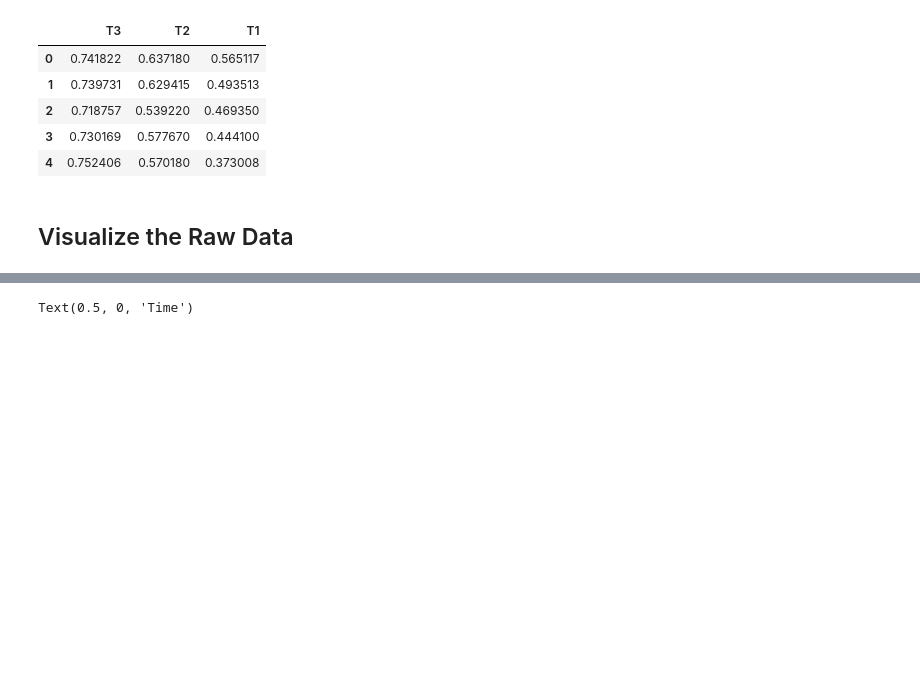
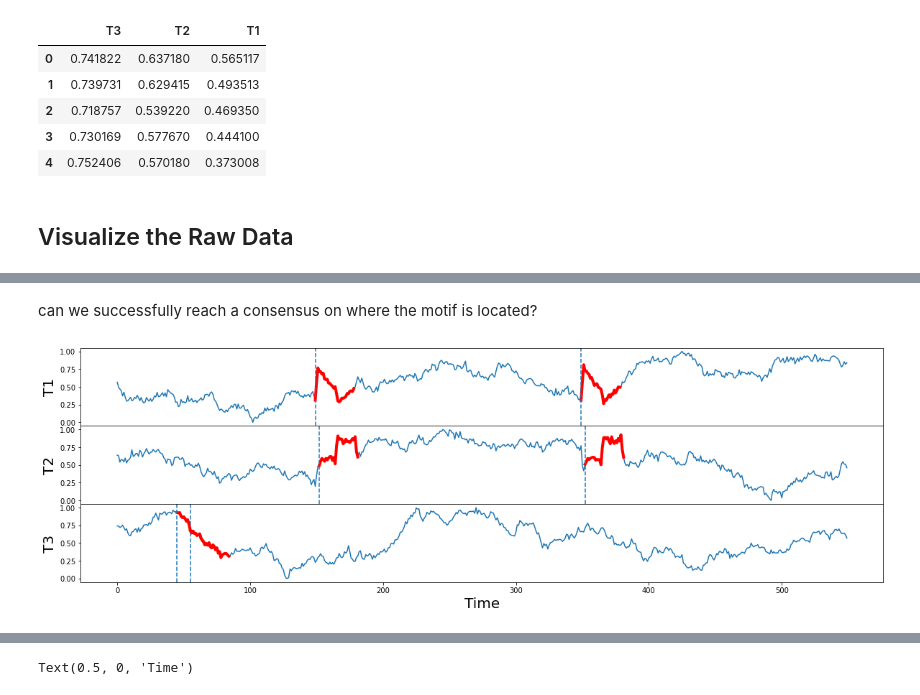
Before and after one commit to TDAmeritrade/stumpy, a Jupyter notebook: docs/Tutorial_Multidimensional_Motif_Discovery.ipynb, the cells around one changed output, grey strips where cells are left out. Cells and saved outputs as stored; diff of their text form; code cells hidden in the pictures; blank space fills up the shorter version.

```diff
--- a/docs/Tutorial_Multidimensional_Motif_Discovery.ipynb
+++ b/docs/Tutorial_Multidimensional_Motif_Discovery.ipynb
@@ -81,0 +102,28 @@ Text(0.5, 0, 'Time')
+# %% [markdown]
+can we successfully reach a consensus on where the motif is located?
+# %%
+motif_idx_T3 = np.argpartition(mp_T3[:, 0], 2)[:2]
+
+fig, axs = plt.subplots(3, sharex=True, gridspec_kw={'hspace': 0})
+
+axs[0].set_ylabel('T1', fontsize='20')
+axs[0].plot(df['T1'])
+axs[1].set_ylabel('T2', fontsize='20')
+axs[1].plot(df['T2'])
+axs[2].set_ylabel('T3', fontsize='20')
+axs[2].plot(df['T3'])
+axs[2].set_xlabel('Time', fontsize ='20')
+
+for idx in motif_idx_T1:
+    axs[0].plot(df['T1'].iloc[idx:idx+m], c='red', linewidth=4)
+    axs[0].axvline(x=idx, linestyle="dashed")
+
+for idx in motif_idx_T2:
+    axs[1].plot(df['T2'].iloc[idx:idx+m], c='red', linewidth=4)
+    axs[1].axvline(x=idx, linestyle="dashed")
+
+for idx in motif_idx_T3:
+    axs[2].plot(df['T3'].iloc[idx:idx+m], c='red', linewidth=4)
+    axs[2].axvline(x=idx, linestyle="dashed")
+# %% [output]
+[figure, added]
```
Also changed, not shown: parts of 13 cells of this notebook.
